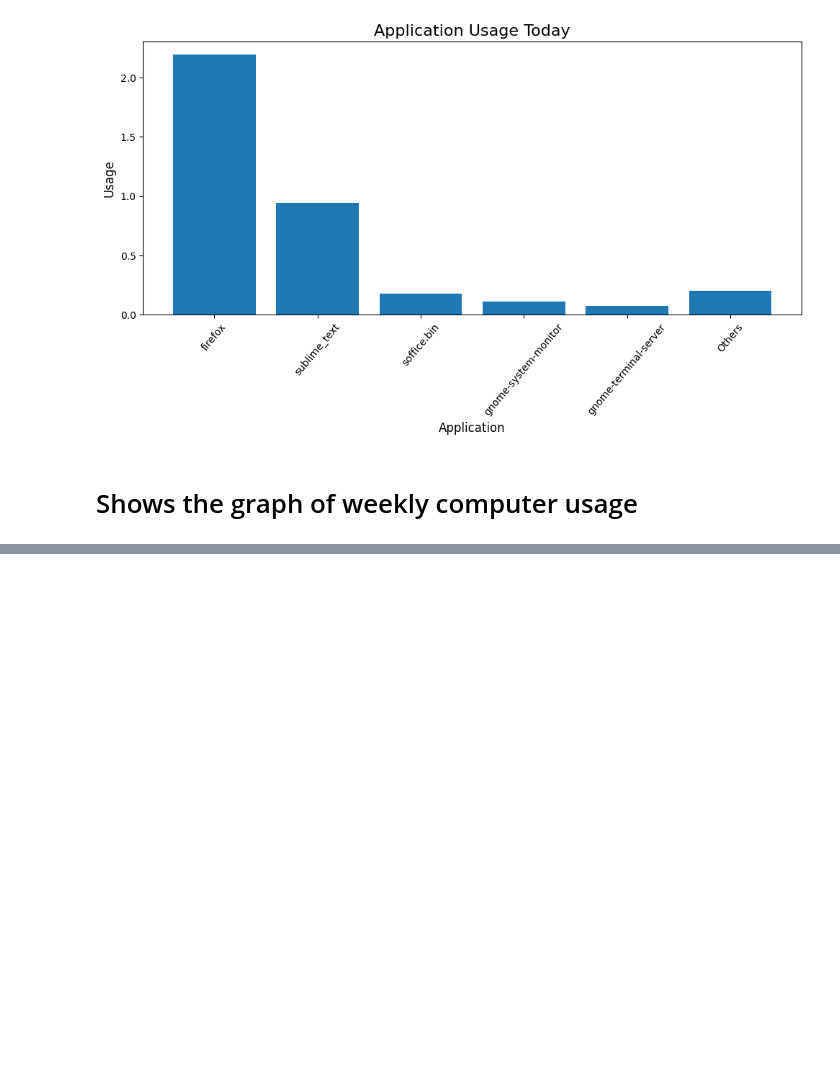
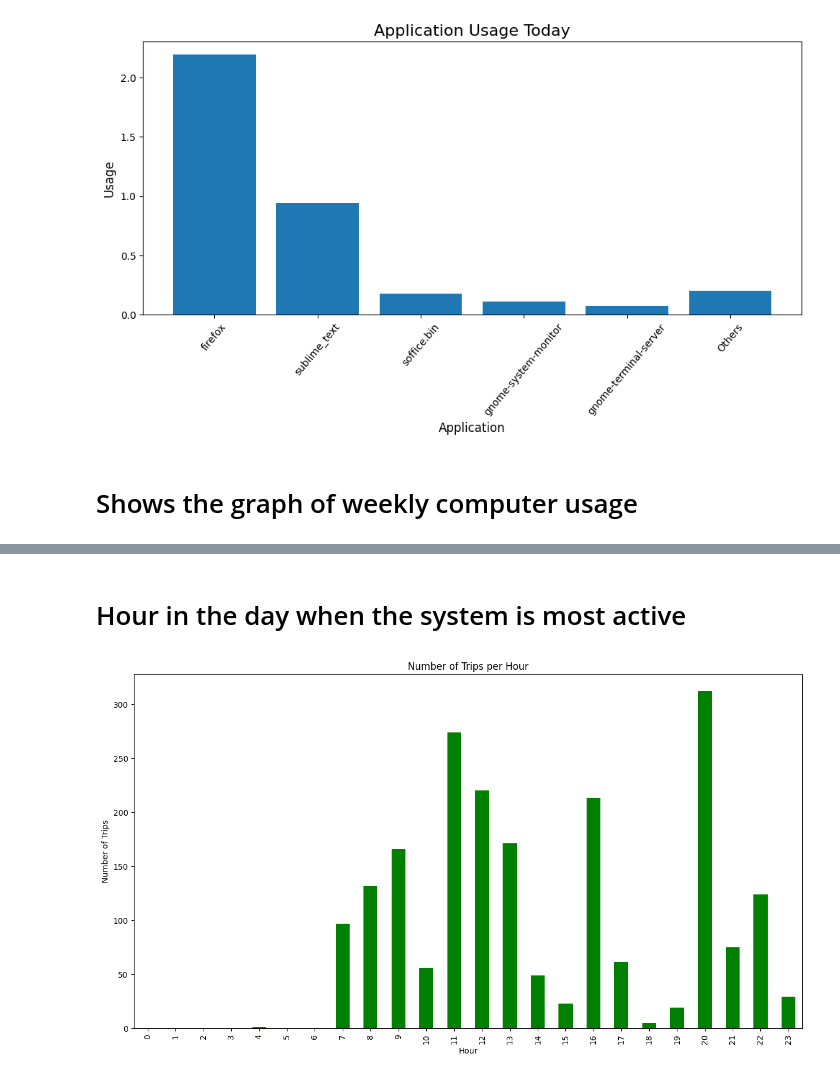
Before and after one commit to codebyAbhishekBharti/health-management-system, a Jupyter notebook: system_analyzer.ipynb, the cells around one changed output, grey strips where cells are left out. Saved outputs shown, nothing was run; the diff lists cells and outputs as text; code cells hidden in the pictures; blank space fills up the shorter version.

Commit message:
added chart for showing Hour in the day when the system is most active

```diff
--- a/system_analyzer.ipynb
+++ b/system_analyzer.ipynb
@@ -150,0 +151,22 @@ plt.show()
+# %% [markdown]
+# Hour in the day when the system is most active
+# %%
+# Convert 'START_TIME' column to datetime format
+new_df['START_TIME'] = pd.to_datetime(new_df['START_TIME'], format='%H:%M:%S')
+
+# Extract only the hour component and create a new column 'START_HOUR'
+df= new_df['START_TIME'].dt.hour
+data = new_df.groupby(df).size()
+data = data.sort_index(ascending=False)                    #sorts data in decending order
+for i in range(0,24):
+    if i not in data.index:
+        data[i] = 0
+
+#making graph also include all hours of the day
+data = data.sort_index(ascending=True)                     #sorts data in ascending order
+data.plot(kind='bar', figsize=(15,8), color='green', title='Number of Trips per Hour')
+plt.xlabel('Hour')
+plt.ylabel('Number of Trips')
+plt.show()
+# %% [output]
+[figure, added]
```
Also changed, not shown: parts of 1 cell of this notebook, 1 other file.
